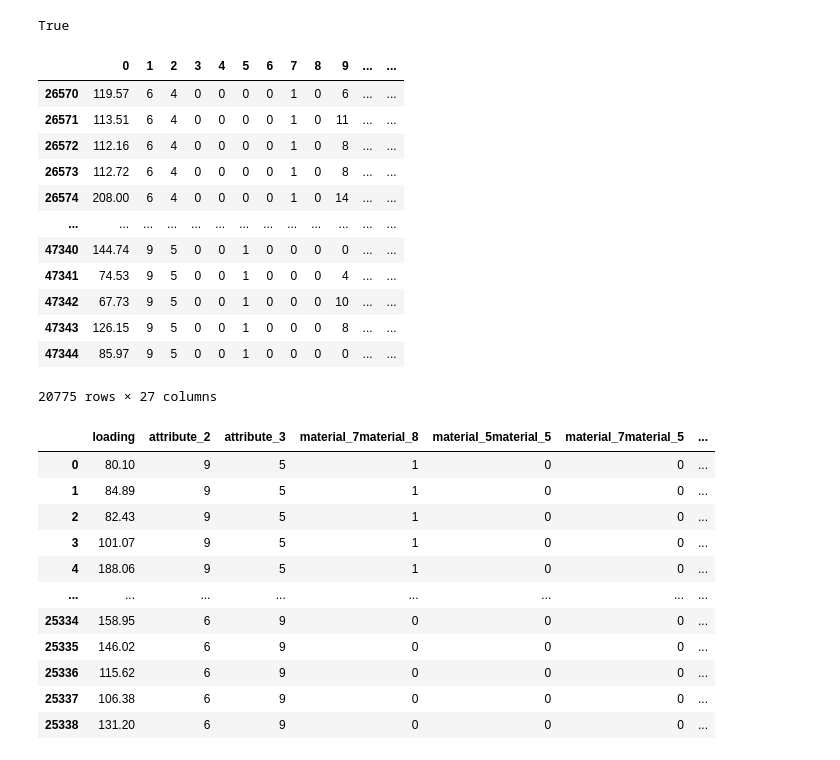
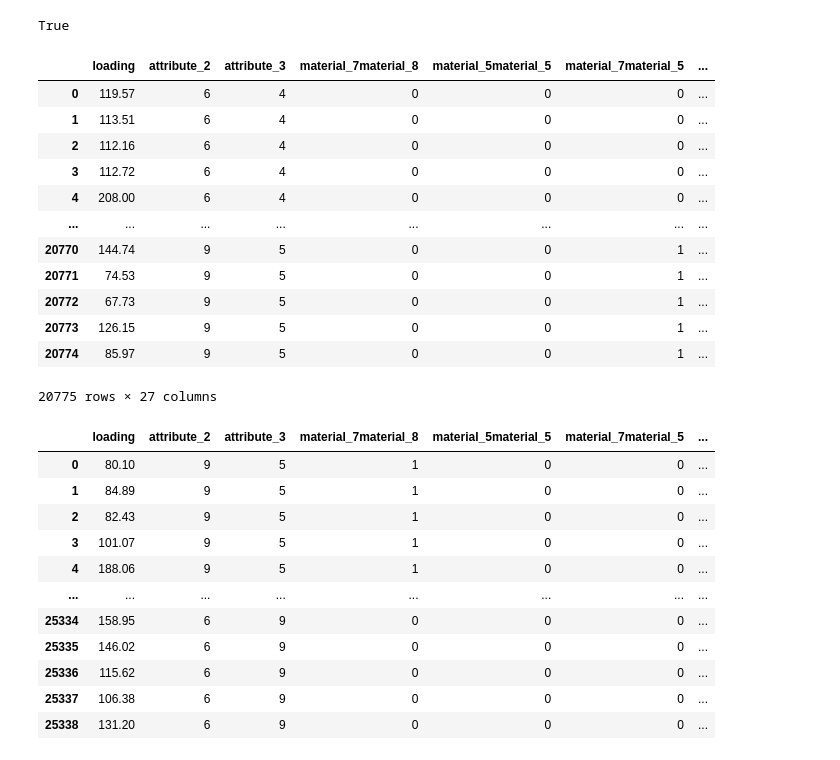
Before and after one commit to sjhh4/Tabular_Playground_Series_Aug_2022, a Jupyter notebook: 20220817.ipynb, the cells around one changed output. Drawn from its saved outputs; the diff is of its cells as text; code cells hidden in the pictures.

```diff
--- a/20220817.ipynb
+++ b/20220817.ipynb
@@ -471,21 +523,21 @@ len(test) == len(test_measurement)
 # %% [output]
 True
-# %%
-test
-# %% [output]
-|  | 0 | 1 | 2 | 3 | 4 | 5 | 6 | 7 | 8 | 9 | ... | ... |
-| 26570 | 119.57 | 6 | 4 | 0 | 0 | 0 | 0 | 1 | 0 | 6 | ... | ... |
-| 26571 | 113.51 | 6 | 4 | 0 | 0 | 0 | 0 | 1 | 0 | 11 | ... | ... |
-| 26572 | 112.16 | 6 | 4 | 0 | 0 | 0 | 0 | 1 | 0 | 8 | ... | ... |
-| 26573 | 112.72 | 6 | 4 | 0 | 0 | 0 | 0 | 1 | 0 | 8 | ... | ... |
-| 26574 | 208.00 | 6 | 4 | 0 | 0 | 0 | 0 | 1 | 0 | 14 | ... | ... |
-| ... | ... | ... | ... | ... | ... | ... | ... | ... | ... | ... | ... | ... |
-| 47340 | 144.74 | 9 | 5 | 0 | 0 | 1 | 0 | 0 | 0 | 0 | ... | ... |
-| 47341 | 74.53 | 9 | 5 | 0 | 0 | 1 | 0 | 0 | 0 | 4 | ... | ... |
-| 47342 | 67.73 | 9 | 5 | 0 | 0 | 1 | 0 | 0 | 0 | 10 | ... | ... |
-| 47343 | 126.15 | 9 | 5 | 0 | 0 | 1 | 0 | 0 | 0 | 8 | ... | ... |
-| 47344 | 85.97 | 9 | 5 | 0 | 0 | 1 | 0 | 0 | 0 | 0 | ... | ... |
-20775 rows × 27 columns
+# %%
+test_df
+# %% [output]
+|  | loading | attribute_2 | attribute_3 | material_7material_8 | material_5material_5 | material_7material_5 | ... |
+| 0 | 119.57 | 6 | 4 | 0 | 0 | 0 | ... |
+| 1 | 113.51 | 6 | 4 | 0 | 0 | 0 | ... |
+| 2 | 112.16 | 6 | 4 | 0 | 0 | 0 | ... |
+| 3 | 112.72 | 6 | 4 | 0 | 0 | 0 | ... |
+| 4 | 208.00 | 6 | 4 | 0 | 0 | 0 | ... |
+| ... | ... | ... | ... | ... | ... | ... | ... |
+| 20770 | 144.74 | 9 | 5 | 0 | 0 | 1 | ... |
+| 20771 | 74.53 | 9 | 5 | 0 | 0 | 1 | ... |
+| 20772 | 67.73 | 9 | 5 | 0 | 0 | 1 | ... |
+| 20773 | 126.15 | 9 | 5 | 0 | 0 | 1 | ... |
+| 20774 | 85.97 | 9 | 5 | 0 | 0 | 1 | ... |
+20775 rows × 27 columns
 # %%
 X
 # %% [output]
```
Also changed, not shown: parts of 15 cells of this notebook, 2 other files.
